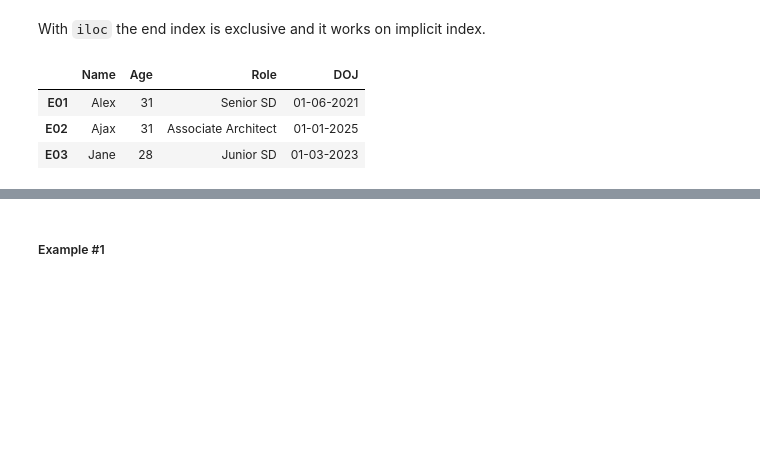
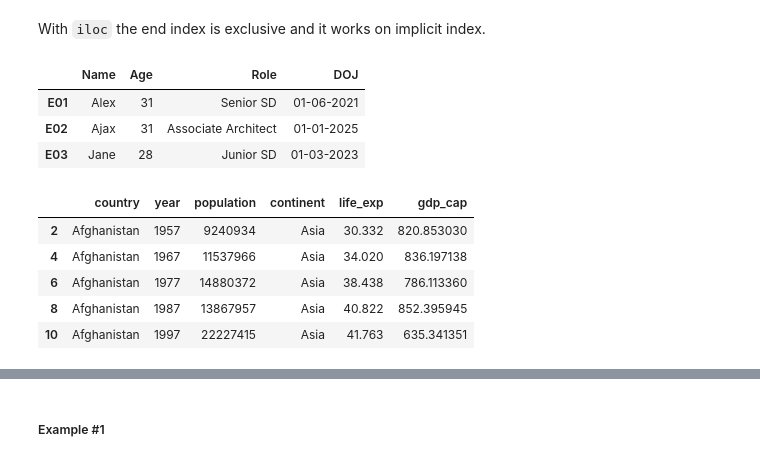
Before and after one commit to DheemanthBhat/python-data-science-libraries, a Jupyter notebook: 02_pandas/2_loc_and_iloc.ipynb, the cells around one changed output, grey strips where cells are left out. Drawn from its saved outputs; the diff is of its cells as text; code cells hidden in the pictures; blank space fills up the shorter version.

```diff
--- a/02_pandas/2_loc_and_iloc.ipynb
+++ b/02_pandas/2_loc_and_iloc.ipynb
@@ -52,4 +55,4 @@ mk_df.index.values
 # %% [output]
 array([   0,    1,    2, ..., 1701, 1702, 1703], shape=(1704,))
 # %%
-mk_df.index = list(range(1, len(mk_df) + 1))
+mk_df.index = range(1, len(mk_df) + 1)
@@ -243,3 +252,12 @@ emp_df.iloc[0:3]
 | E01 | Alex | 31 | Senior SD | 01-06-2021 |
 | E02 | Ajax | 31 | Associate Architect | 01-01-2025 |
 | E03 | Jane | 28 | Junior SD | 01-03-2023 |
+# %%
+mk_df.iloc[1:10:2]
+# %% [output]
+|  | country | year | population | continent | life_exp | gdp_cap |
+| 2 | Afghanistan | 1957 | 9240934 | Asia | 30.332 | 820.853030 |
+| 4 | Afghanistan | 1967 | 11537966 | Asia | 34.020 | 836.197138 |
+| 6 | Afghanistan | 1977 | 14880372 | Asia | 38.438 | 786.113360 |
+| 8 | Afghanistan | 1987 | 13867957 | Asia | 40.822 | 852.395945 |
+| 10 | Afghanistan | 1997 | 22227415 | Asia | 41.763 | 635.341351 |
```
Also changed, not shown: parts of 66 cells of this notebook, 2 other files.
